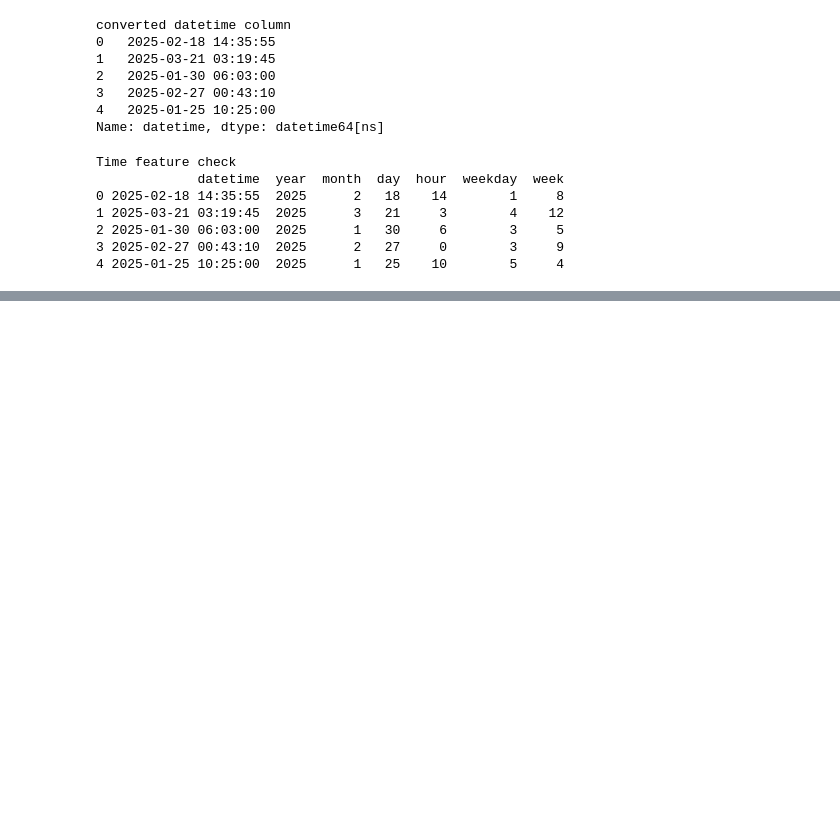
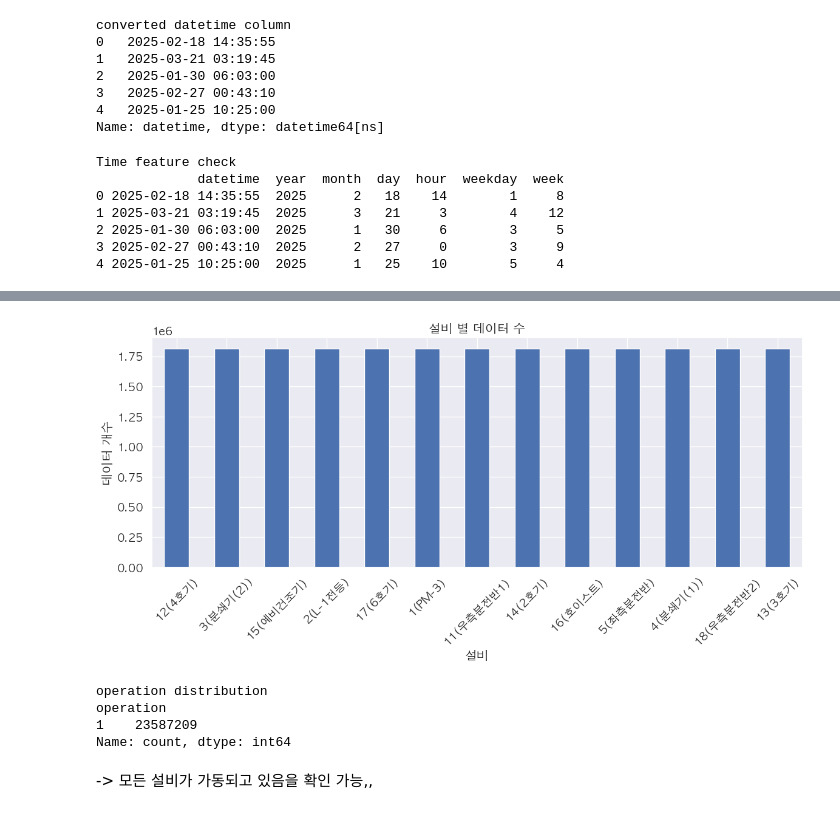
Before and after one commit to gratis-caelum/Not_Null, a Jupyter notebook: notebooks/EDA.ipynb, the cells around one changed output, grey strips where cells are left out. Cells and saved outputs as stored; diff of their text form; code cells hidden in the pictures; blank space fills up the shorter version.

```diff
--- a/notebooks/EDA.ipynb
+++ b/notebooks/EDA.ipynb
@@ -5,6 +5,7 @@
 import pandas as pd
 import numpy as np
 import matplotlib.pyplot as plt
+import matplotlib.font_manager as fm
 import seaborn as sns
 from datetime import datetime
 import matplotlib.dates as mdates
@@ -16,6 +17,11 @@ warnings.filterwarnings('ignore')
 plt.style.use("seaborn-v0_8-whitegrid")
 plt.rcParams["figure.figsize"] = (15, 8)
 sns.set(font_scale=1.2)
+
+# 한글 폰트 경로 설정
+font_path = '/System/Library/Fonts/Supplemental/AppleGothic.ttf'  # 맥용 기본 한글 폰트
+font_prop = fm.FontProperties(fname=font_path)
+plt.rc('font', family='AppleGothic')  # 기본 폰트 설정
 # %% [markdown]
 # Data Load & Basic information search
 # %%
@@ -165,3 +178,8 @@ Time feature check
 2 2025-01-30 06:03:00  2025      1   30     6        3     5
 3 2025-02-27 00:43:10  2025      2   27     0        3     9
 4 2025-01-25 10:25:00  2025      1   25    10        5     4
+# %%
+# 설비 별 데이터 개수 check
+print("설비별 데이터 개수")
+equipment_counts = df["module(equipment)"].value_counts()
+print(equipment_counts)
@@ -167,0 +203,23 @@ Time feature check
+# %%
+plt.figure(figsize=(12, 6))
+equipment_counts.plot(kind="bar")
+plt.title("설비 별 데이터 수")
+plt.xlabel("설비")
+plt.ylabel("데이터 개수")
+plt.xticks(rotation=45)
+plt.tight_layout()
+plt.show()
+# %% [output]
+[figure, added]
+# %%
+# operation distribution check
+print("\noperation distribution")
+operation_counts = df['operation'].value_counts()
+print(operation_counts)
+# %% [output]
+operation distribution
+operation
+1    23587209
+Name: count, dtype: int64
+# %% [markdown]
+-> 모든 설비가 가동되고 있음을 확인 가능,,
```
Also changed, not shown: parts of 20 cells of this notebook.
